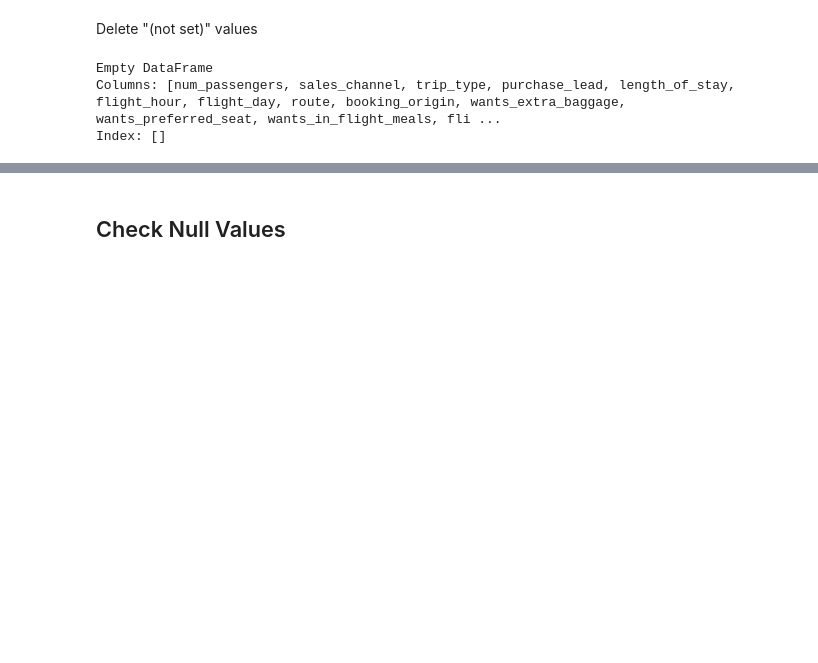
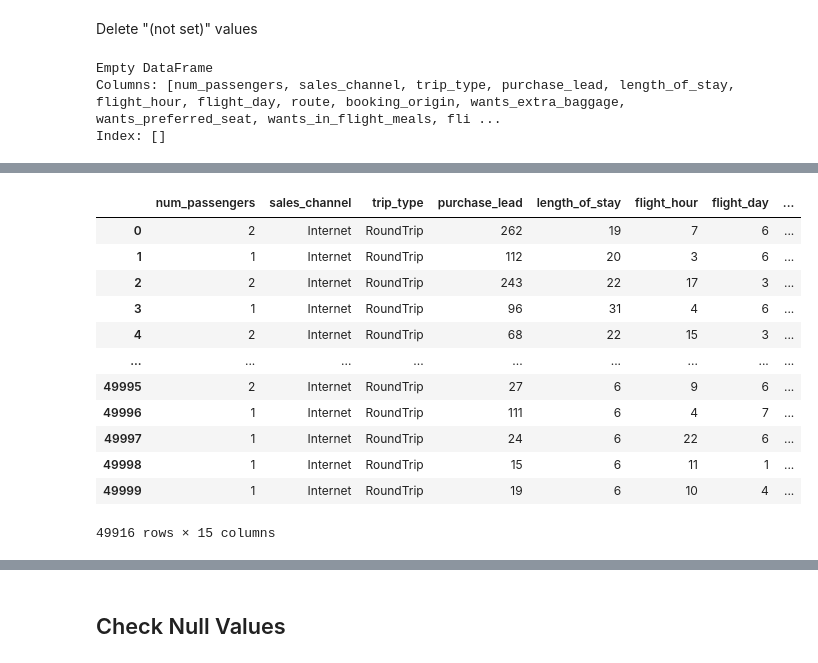
Before and after one commit to HuyNgo229/EDA_BA, a Jupyter notebook: Modelling_EDA_2.ipynb, the cells around one changed output, grey strips where cells are left out. Saved outputs shown, nothing was run; the diff lists cells and outputs as text; code cells hidden in the pictures; blank space fills up the shorter version.

```diff
--- a/Modelling_EDA_2.ipynb
+++ b/Modelling_EDA_2.ipynb
@@ -276,0 +309,17 @@ Length: 103, dtype: int64
+# %%
+region_dict = {'East Asia': ['China', 'South Korea', 'Japan', 'Hong Kong', 'Taiwan', 'Macau', 'Mongolia'],
+               'Southeast Asia': ['Indonesia', 'Vietnam', 'Thailand', 'Malaysia', 'Singapore', 'Philippines', 'Cambodia', 'Brunei','Timor-Leste','Myanmar (Burma)','Laos'],
+               'South Asia': ['India', 'Pakistan', 'Bangladesh', 'Sri Lanka', 'Nepal', 'Bhutan', 'Maldives','United Arab Emirates','Oman', 'Bangladesh','Bahrain'],
+               'Central Asia': ['Kazakhstan','Iran','Kuwait','Jordan','Afghanistan'],
+               'Western Asia' : ['Lebanon','Israel','Iraq','Saudi Arabia','Qatar'],
+               'Northern Europe': ['United Kingdom', 'Ireland', 'Norway','Denmark','Sweden','Austria','Finland','Gibraltar','Svalbard & Jan Mayen'],
+               'Western Europe': ['Switzerland', 'Germany', 'Netherlands', 'France', 'Belgium', 'Luxembourg','Slovenia','Malta'],
+               'Southern Europe': ['Spain', 'Italy', 'Portugal', 'Cyprus', 'Greece', 'Malta'],
+               'Eastern Europe': ['Czech Republic', 'Romania', 'Slovakia', 'Hungary', 'Poland', 'Bulgaria', 'Ukraine', 'Russia', 'Belarus', 'Estonia','Czechia','Turkey','Croatia'],
+               'Northern Africa': ['Egypt', 'Tunisia', 'Algeria'],
+               'Eastern Africa': ['Kenya', 'Tanzania','Réunion','Mauritius','Seychelles'],
+               'Western Africa': ['Ghana'],
+               'Southern Africa': ['South Africa'],
+               'Oceania':['Australia','New Zealand','Tonga','Solomon Islands','New Caledonia','Norfolk Island','Papua New Guinea','Guam','Vanuatu'],
+               'South America':['Brazil','Chile','Colombia','Mexico','Peru','Argentina','Paraguay','Guatemala'],
+               'North America':['Canada','Panama','Nicaragua','United States']}
@@ -276,0 +334,16 @@ Length: 103, dtype: int64
+# %%
+df
+# %% [output]
+|  | num_passengers | sales_channel | trip_type | purchase_lead | length_of_stay | flight_hour | flight_day | ... |
+| 0 | 2 | Internet | RoundTrip | 262 | 19 | 7 | 6 | ... |
+| 1 | 1 | Internet | RoundTrip | 112 | 20 | 3 | 6 | ... |
+| 2 | 2 | Internet | RoundTrip | 243 | 22 | 17 | 3 | ... |
+| 3 | 1 | Internet | RoundTrip | 96 | 31 | 4 | 6 | ... |
+| 4 | 2 | Internet | RoundTrip | 68 | 22 | 15 | 3 | ... |
+| ... | ... | ... | ... | ... | ... | ... | ... | ... |
+| 49995 | 2 | Internet | RoundTrip | 27 | 6 | 9 | 6 | ... |
+| 49996 | 1 | Internet | RoundTrip | 111 | 6 | 4 | 7 | ... |
+| 49997 | 1 | Internet | RoundTrip | 24 | 6 | 22 | 6 | ... |
+| 49998 | 1 | Internet | RoundTrip | 15 | 6 | 11 | 1 | ... |
+| 49999 | 1 | Internet | RoundTrip | 19 | 6 | 10 | 4 | ... |
+49916 rows × 15 columns
```
Also changed, not shown: parts of 32 cells of this notebook, 1 other file.
